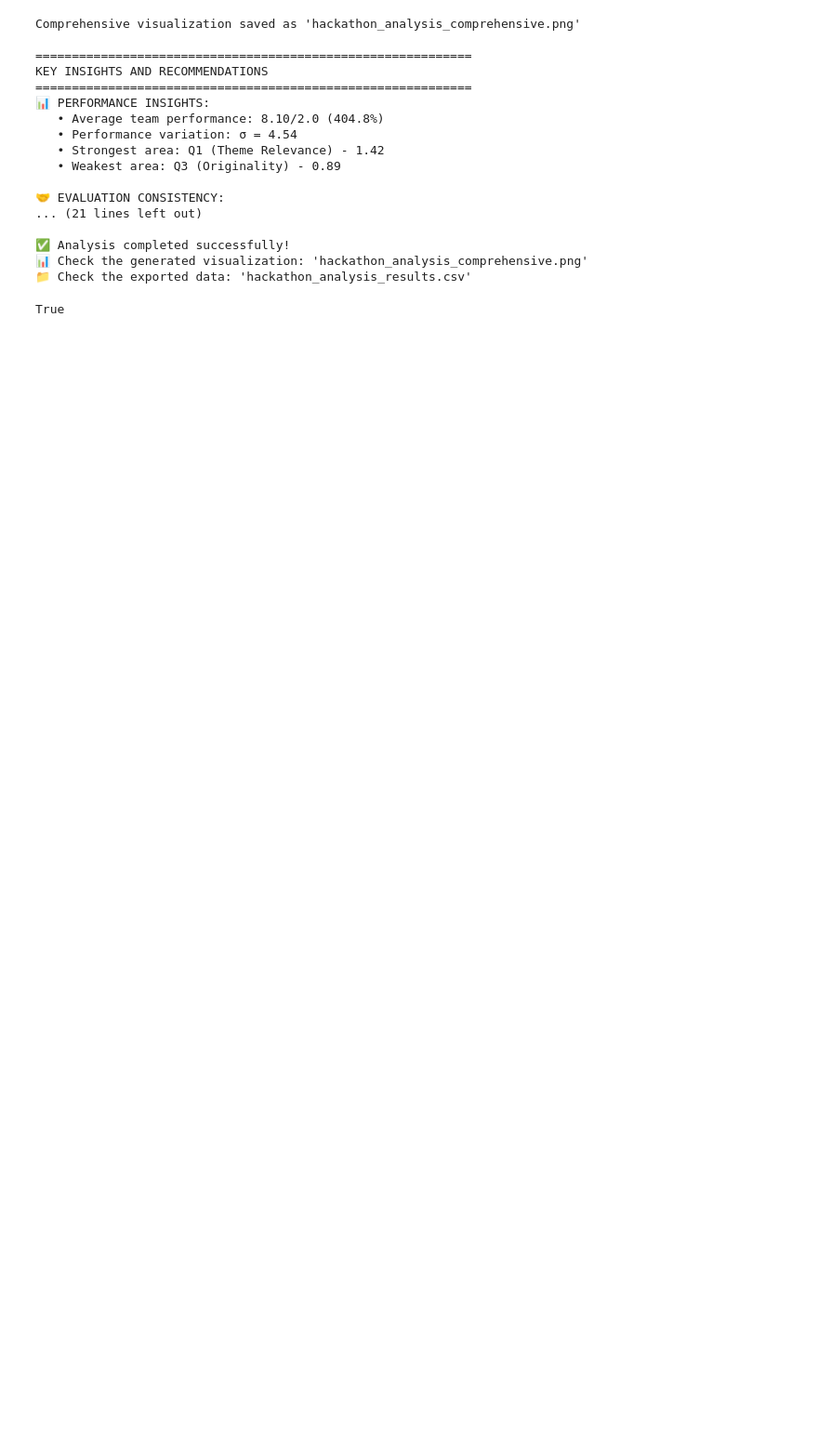
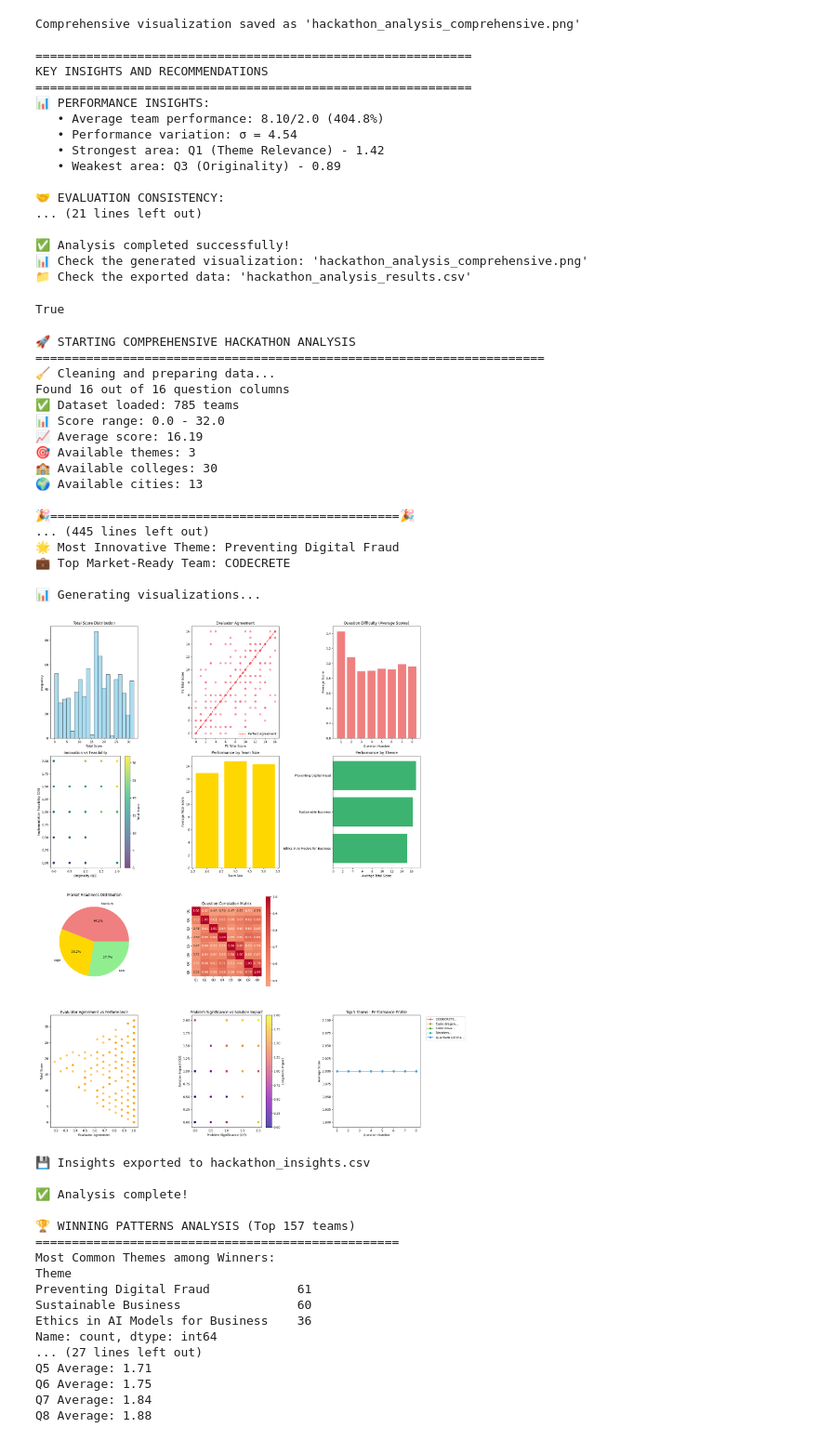
Before and after one commit to jayanthbagare/hackfest_analysis, a Jupyter notebook: DataCleaning&Analysis.ipynb, the cells around one changed output. Shown at 93% size. Cells and saved outputs as stored; diff of their text form; code cells hidden in the pictures; blank space fills up the shorter version.

```diff
--- a/DataCleaning&Analysis.ipynb
+++ b/DataCleaning&Analysis.ipynb
@@ -802,0 +1902,48 @@ True
+# %%
+# Basic usage - runs complete analysis
+analyzer, results, insights = run_complete_analysis('merged_file.csv')
+
+# Specific team analysis
+# quick_team_lookup(analyzer, 'team_name')
+
+# Compare two themes
+# compare_themes(analyzer, 'AI/ML', 'Sustainability')
+
+# Find winning patterns
+identify_winning_patterns(analyzer)
+# %% [output]
+🚀 STARTING COMPREHENSIVE HACKATHON ANALYSIS
+======================================================================
+🧹 Cleaning and preparing data...
+Found 16 out of 16 question columns
+✅ Dataset loaded: 785 teams
+📊 Score range: 0.0 - 32.0
+📈 Average score: 16.19
+🎯 Available themes: 3
+🏫 Available colleges: 30
+🌍 Available cities: 13
+
+🎉================================================🎉
+... (445 lines left out)
+🌟 Most Innovative Theme: Preventing Digital Fraud
+💼 Top Market-Ready Team: CODECRETE
+
+📊 Generating visualizations...
+[figure, added]
+💾 Insights exported to hackathon_insights.csv
+
+✅ Analysis complete!
+
+🏆 WINNING PATTERNS ANALYSIS (Top 157 teams)
+==================================================
+Most Common Themes among Winners:
+Theme
+Preventing Digital Fraud            61
+Sustainable Business                60
+Ethics in AI Models for Business    36
+Name: count, dtype: int64
+... (27 lines left out)
+Q5 Average: 1.71
+Q6 Average: 1.75
+Q7 Average: 1.84
+Q8 Average: 1.88
```
Also changed, not shown: parts of 4 cells of this notebook.
